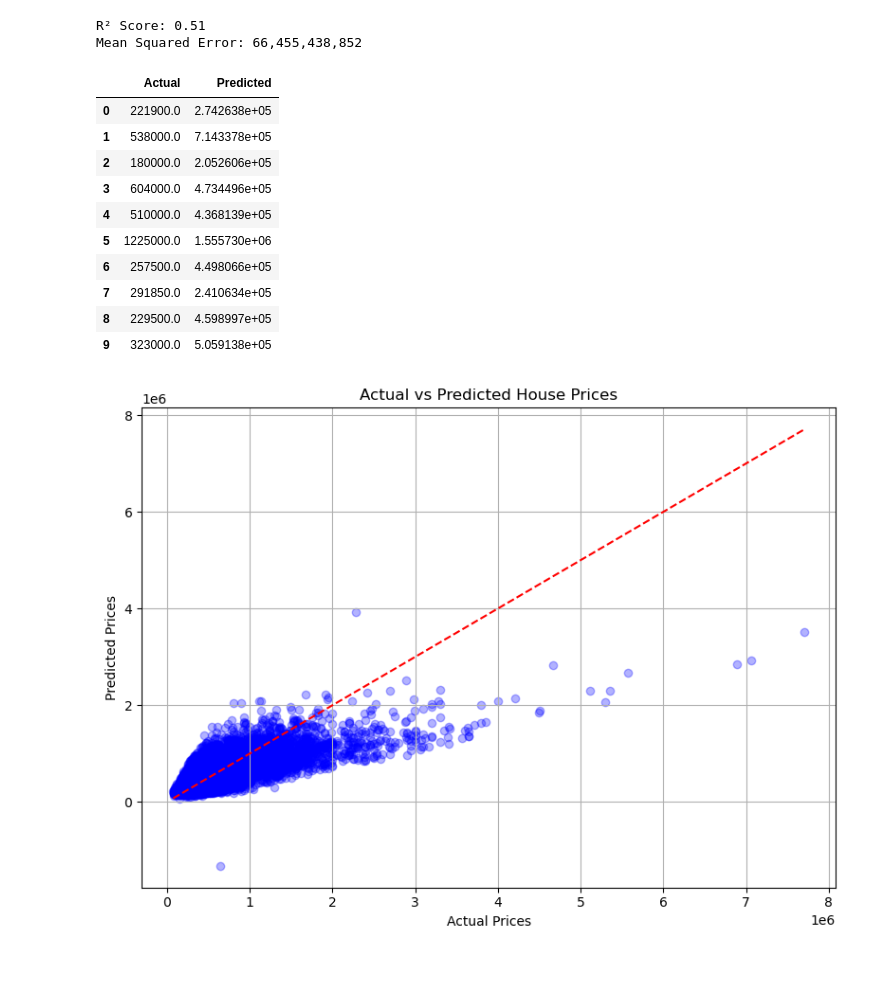
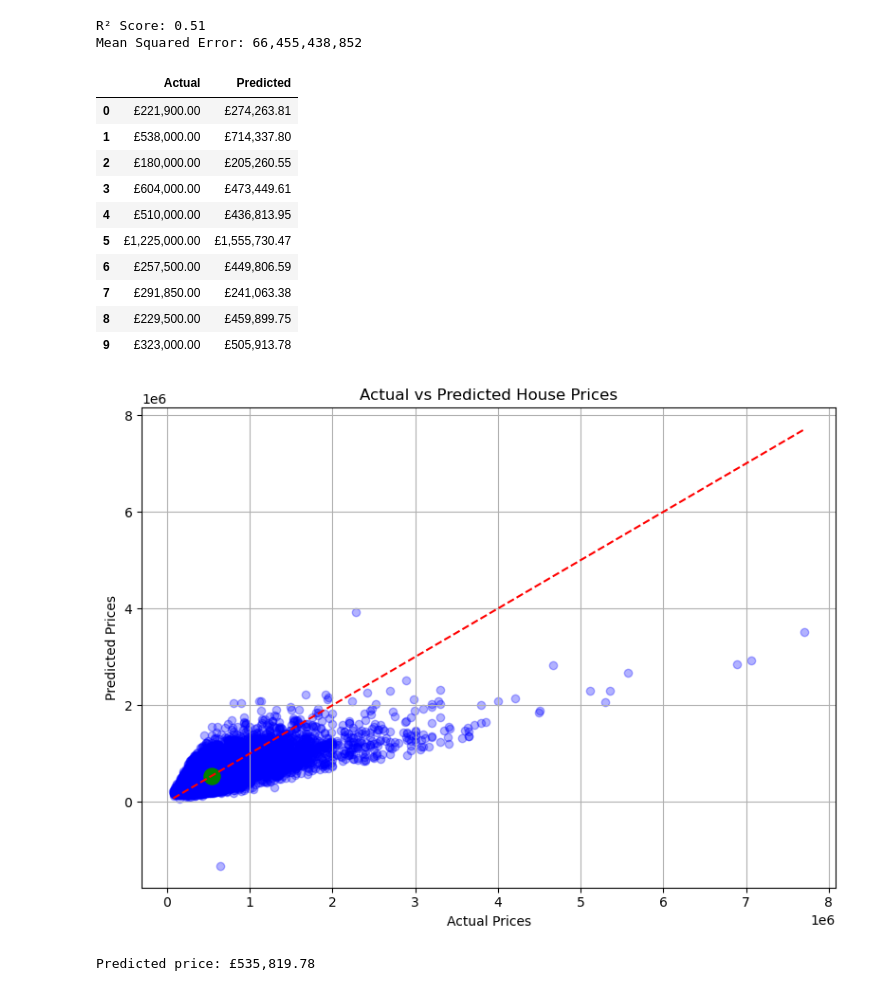
Before and after one commit to Ilie1985/House_Price_Prediction, a Jupyter notebook: House_Pricing_Prediction.ipynb, the cells around one changed output. Saved outputs shown, nothing was run; the diff lists cells and outputs as text; code cells hidden in the pictures.

```diff
--- a/House_Pricing_Prediction.ipynb
+++ b/House_Pricing_Prediction.ipynb
@@ -54,34 +57,51 @@ print(f"Mean Squared Error: {mse:,.0f}")
 R² Score: 0.51
 Mean Squared Error: 66,455,438,852
 # %%
-# Compare actual vs predicted prices (sample)
+# Create a DataFrame to compare actual vs predicted values
+comparison = pd.DataFrame({
+    "Actual": y[:10],
+    "Predicted": y_pred[:10]
+})
+
+# Format the currency output
 comparison.style.format({
-    "Actual": "£{:.2f}",
-    "Predicted": "£{:.2f}"
+    "Actual": "£{:,.2f}",
+    "Predicted": "£{:,.2f}"
 })
-comparison
 # %% [output]
 |  | Actual | Predicted |
-| 0 | 221900.0 | 2.742638e+05 |
-| 1 | 538000.0 | 7.143378e+05 |
-| 2 | 180000.0 | 2.052606e+05 |
-| 3 | 604000.0 | 4.734496e+05 |
-| 4 | 510000.0 | 4.368139e+05 |
-| 5 | 1225000.0 | 1.555730e+06 |
-| 6 | 257500.0 | 4.498066e+05 |
-| 7 | 291850.0 | 2.410634e+05 |
-| 8 | 229500.0 | 4.598997e+05 |
-| 9 | 323000.0 | 5.059138e+05 |
+| 0 | £221,900.00 | £274,263.81 |
+| 1 | £538,000.00 | £714,337.80 |
+| 2 | £180,000.00 | £205,260.55 |
+| 3 | £604,000.00 | £473,449.61 |
+| 4 | £510,000.00 | £436,813.95 |
+| 5 | £1,225,000.00 | £1,555,730.47 |
+| 6 | £257,500.00 | £449,806.59 |
+| 7 | £291,850.00 | £241,063.38 |
+| 8 | £229,500.00 | £459,899.75 |
+| 9 | £323,000.00 | £505,913.78 |
 # %%
 #  9. Visualize Actual vs Predicted Prices
 plt.figure(figsize=(8, 6))
 plt.scatter(y, y_pred, alpha=0.3, color='blue')
 plt.plot([y.min(), y.max()], [y.min(), y.max()], color='red', linestyle='--')
+
+# 🟢 Add green dot for a specific prediction
+# You already created this earlier:
+example = pd.DataFrame([[2000, 3, 2, 1]], columns=features)
+predicted_price = model.predict(example)[0]
+
+# Place it on the graph
+plt.scatter(predicted_price, predicted_price, color='green', s=150,
+            label=f"Predicted Example (£{predicted_price:,.0f})")
 plt.xlabel("Actual Prices")
 plt.ylabel("Predicted Prices")
 plt.title("Actual vs Predicted House Prices")
 plt.grid(True)
 plt.tight_layout()
 plt.show()
+
+print(f"Predicted price: £{predicted_price:,.2f}")
 # %% [output]
-[figure, old version]
+[figure, new version]
+Predicted price: £535,819.78
```
Also changed, not shown: parts of 3 cells of this notebook, 1 other file.
